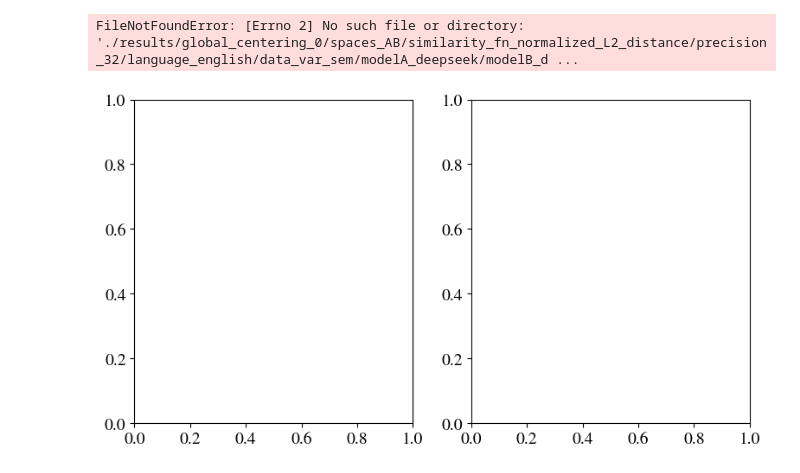
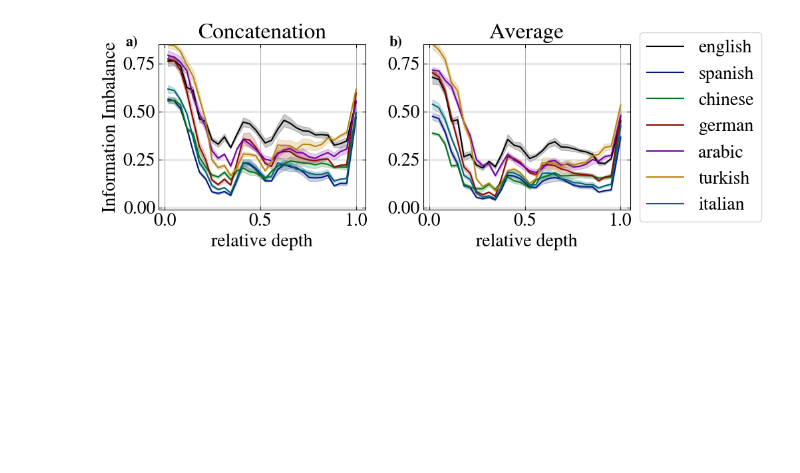
Before and after one commit to acevedo-s/syn-sem, a Jupyter notebook: sem_all_languages.ipynb, the cells around one changed output. Saved outputs shown, nothing was run; the diff lists cells and outputs as text; code cells hidden in the pictures; blank space fills up the shorter version.

Commit message:
sem_all_languages_ds done

```diff
--- a/sem_all_languages.ipynb
+++ b/sem_all_languages.ipynb
@@ -8,8 +8,7 @@ from utils import makefolder,depths,reduce_list_half_preserve_extremes
 
 from geometry import *
 
-eps = 1E-7
-rcpsize = 14
+rcpsize = 20
 plt.rcParams['xtick.labelsize']= rcpsize
 plt.rcParams['ytick.labelsize']=rcpsize
 plt.rcParams['mathtext.fontset'] = 'stix'
@@ -17,7 +16,9 @@ plt.rcParams['font.family'] = 'STIXGeneral'
 plt.rcParams['font.size'] = rcpsize
 plt.rcParams.update({'figure.autolayout': True})
 #colors = plt.rcParams['axes.prop_cycle'].by_key()['color']
-colors = plt.cm.tab20.colors  # 20 distinct colors
+colors = plt.style.library['ggplot']['axes.prop_cycle'].by_key()['color']
+colors = plt.style.library['seaborn-v0_8']['axes.prop_cycle'].by_key()['color']
+colors = plt.style.library['seaborn-v0_8-dark-palette']['axes.prop_cycle'].by_key()['color']
 from cycler import cycler
 plt.rcParams['axes.prop_cycle'] = cycler(color=colors)
 # print(plt.rcParams.keys())
@@ -46,7 +47,7 @@ min_token_length = 3
 n_files = 21
 batch_size = 100
 n_tokens = min_token_length
-avg_flags = [1]
+avg_flags = [0,1]
 Nbits = 0
 match_var = 'matching'
 data_var ='sem'
@@ -54,8 +55,8 @@ zero_activations_list = [0]
 center_A_flags = [0]
 center_B_flags = [0]
 # %%
-fig,ax = plt.subplots(1,2,figsize=(8,4.5))
-
+fig,ax = plt.subplots(1,2,figsize=(10.5,4))
+jackk_ratio = 0.5
 for avg_id,avg_tokens in enumerate(avg_flags):
   title = ' '
   plot_id = 0
@@ -97,14 +98,17 @@ for avg_id,avg_tokens in enumerate(avg_flags):
                                                 center_B_flag=center_B_flag,
                                                 number_of_languages=number_of_languages,
                                                 )
-              inf_imb = np.load(II_folder + "II.npy")
-              std = np.load(II_folder + "II_jack_std.npy")
+              inf_imb = np.load(II_folder + f"II_{jackk_ratio:.2f}.npy")
+              std = np.load(II_folder + f"II_jack_std_{jackk_ratio:.2f}.npy")
 
               layers_A = list(range(1,depths[modelA] + 1))
               layers_B = list(range(1,depths[modelB] + 1))
               layers = np.array(reduce_list_half_preserve_extremes(layers_A),dtype=float)
               layers /= depths[modelB]
-              color = colors[plot_id]
+              if language == 'english':
+                color = 'black'
+              else:
+                color = colors[plot_id]
               linestyle = '-'
               if avg_tokens:
                 title = f'Average'
@@ -127,7 +131,7 @@ for avg_id,avg_tokens in enumerate(avg_flags):
                                 alpha=0.2,
                                 color=color,
                                 )
-              plot_id += 1
+              if language != 'english': plot_id += 1
 
   ax[avg_id].set_xlabel('relative depth')
   if avg_id == 0:
@@ -138,32 +142,31 @@ for avg_id,avg_tokens in enumerate(avg_flags):
   ax[avg_id].tick_params(
       top=True, bottom=True, left=True, right=True,  # enable ticks
       labeltop=False, labelbottom=True, labelleft=True, labelright=False, # enable labels if needed
       direction='in'  # ticks point inward
       )
   ax[avg_id].set_ylim(-0.01,.85)
 box = ax[1].get_position()
 ax[1].set_position([box.x0, box.y0, box.width * 0.8, box.height])
 ax[1].legend(loc='center left', bbox_to_anchor=(1, 0.5))
 
 # Add panel labels
 panel_labels = ['a)', 'b)']
 for i, label in enumerate(panel_labels):
     ax[i].text(
         -0.1, 1.05,      # x, y in axis coordinates
         label,
         transform=ax[i].transAxes,  # coordinates relative to the axes
         fontsize=16,
         fontweight='bold',
         va='top',
         ha='right'
     )
 
 
 
 os.makedirs('results/figs', exist_ok=True)
 fig.savefig(f'results/figs/semantic_similarity_all_languages_{modelA}.pdf', bbox_inches='tight')
 plt.tight_layout()
 plt.show()
 # %% [output]
-FileNotFoundError: [Errno 2] No such file or directory: './results/global_centering_0/spaces_AB/similarity_fn_normalized_L2_distance/precision_32/language_english/data_var_sem/modelA_deepseek/modelB_d ...
-[figure, old version]
+[figure, new version]
```
